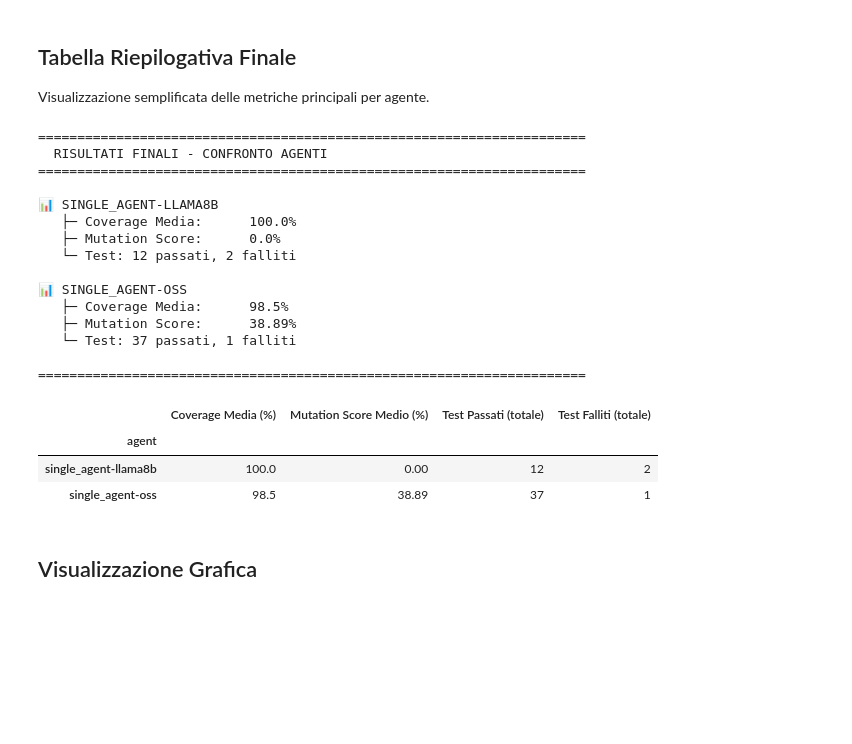
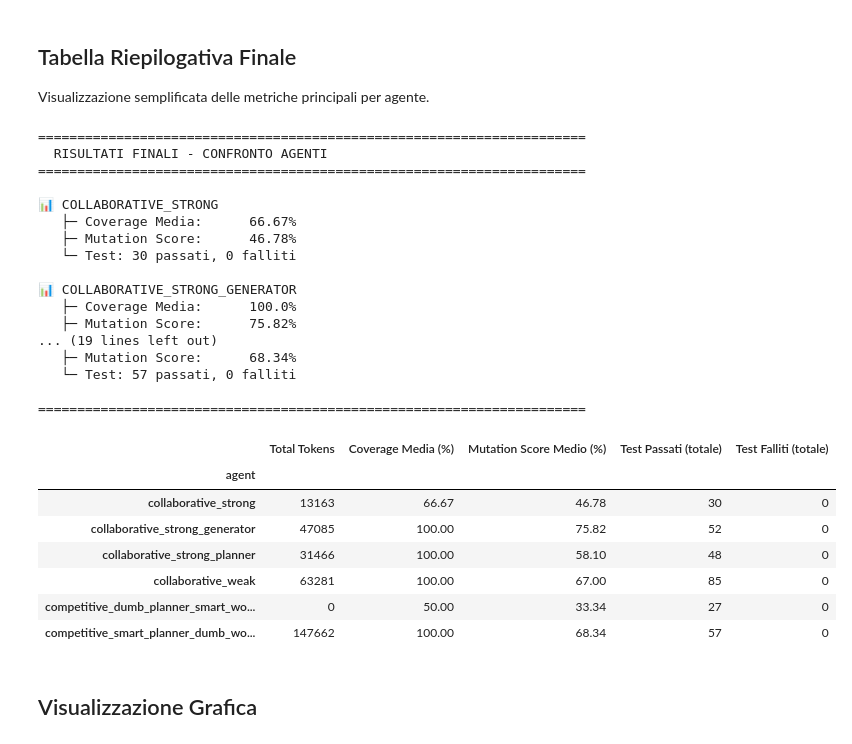
Before and after one commit to daviderandino/LLM-Agents-for-Collaborative-Test-Case, a Jupyter notebook: metrics_analysis.ipynb, the cells around one changed output. Saved outputs shown, nothing was run; the diff lists cells and outputs as text; code cells hidden in the pictures; blank space fills up the shorter version.

```diff
--- a/metrics_analysis.ipynb
+++ b/metrics_analysis.ipynb
@@ -36,6 +39,7 @@ Definiamo i path delle cartelle di input (codice sorgente) e output (test genera
 # Paths configuration
 INPUT_CODE_DIR = PROJECT_ROOT / "data" / "input_code"
 OUTPUT_TESTS_DIR = PROJECT_ROOT / "data" / "output_tests"
+RESULTS_DIR = PROJECT_ROOT / "results"
 
 
 # Mapping tra nome del file test e il modulo sorgente corrispondente
@@ -269,6 +314,7 @@ final_summary = (
     df_results.groupby("agent")
     .agg(
         {
+            "tokens": "sum",
             "coverage_percent": "mean",
             "mutation_score": "mean",
             "passed_tests": "sum",
@@ -279,50 +325,58 @@ final_summary = (
 )
 
 final_summary.columns = [
+    "Total Tokens",
     "Coverage Media (%)",
     "Mutation Score Medio (%)",
     "Test Passati (totale)",
     "Test Falliti (totale)",
 ]
+
 
 print("\n" + "=" * 70)
 print("  RISULTATI FINALI - CONFRONTO AGENTI")
 print("=" * 70 + "\n")
 
 for agent in final_summary.index:
     row = final_summary.loc[agent]
     print(f"📊 {agent.upper()}")
     print(f"   ├─ Coverage Media:      {row['Coverage Media (%)']}%")
     print(f"   ├─ Mutation Score:      {row['Mutation Score Medio (%)']}%")
     print(
         f"   └─ Test: {int(row['Test Passati (totale)'])} passati, {int(row['Test Falliti (totale)'])} falliti"
     )
     print()
 
 print("=" * 70)
 
 # Display DataFrame
 final_summary
 # %% [output]
 ======================================================================
   RISULTATI FINALI - CONFRONTO AGENTI
 ======================================================================
 
-📊 SINGLE_AGENT-LLAMA8B
+📊 COLLABORATIVE_STRONG
+   ├─ Coverage Media:      66.67%
+   ├─ Mutation Score:      46.78%
+   └─ Test: 30 passati, 0 falliti
+
+📊 COLLABORATIVE_STRONG_GENERATOR
    ├─ Coverage Media:      100.0%
-   ├─ Mutation Score:      0.0%
-   └─ Test: 12 passati, 2 falliti
-
-📊 SINGLE_AGENT-OSS
-   ├─ Coverage Media:      98.5%
-   ├─ Mutation Score:      38.89%
-   └─ Test: 37 passati, 1 falliti
+   ├─ Mutation Score:      75.82%
+... (19 lines left out)
+   ├─ Mutation Score:      68.34%
+   └─ Test: 57 passati, 0 falliti
 
 ======================================================================
-|  | Coverage Media (%) | Mutation Score Medio (%) | Test Passati (totale) | Test Falliti (totale) |
-| agent |  |  |  |  |
-| single_agent-llama8b | 100.0 | 0.00 | 12 | 2 |
-| single_agent-oss | 98.5 | 38.89 | 37 | 1 |
+|  | Total Tokens | Coverage Media (%) | Mutation Score Medio (%) | Test Passati (totale) | Test Falliti (totale) |
+| agent |  |  |  |  |  |
+| collaborative_strong | 13163 | 66.67 | 46.78 | 30 | 0 |
+| collaborative_strong_generator | 47085 | 100.00 | 75.82 | 52 | 0 |
+| collaborative_strong_planner | 31466 | 100.00 | 58.10 | 48 | 0 |
+| collaborative_weak | 63281 | 100.00 | 67.00 | 85 | 0 |
+| competitive_dumb_planner_smart_wo... | 0 | 50.00 | 33.34 | 27 | 0 |
+| competitive_smart_planner_dumb_wo... | 147662 | 100.00 | 68.34 | 57 | 0 |
 # %% [markdown]
 ## Visualizzazione Grafica
 # %%
```
Also changed, not shown: parts of 8 cells of this notebook.
